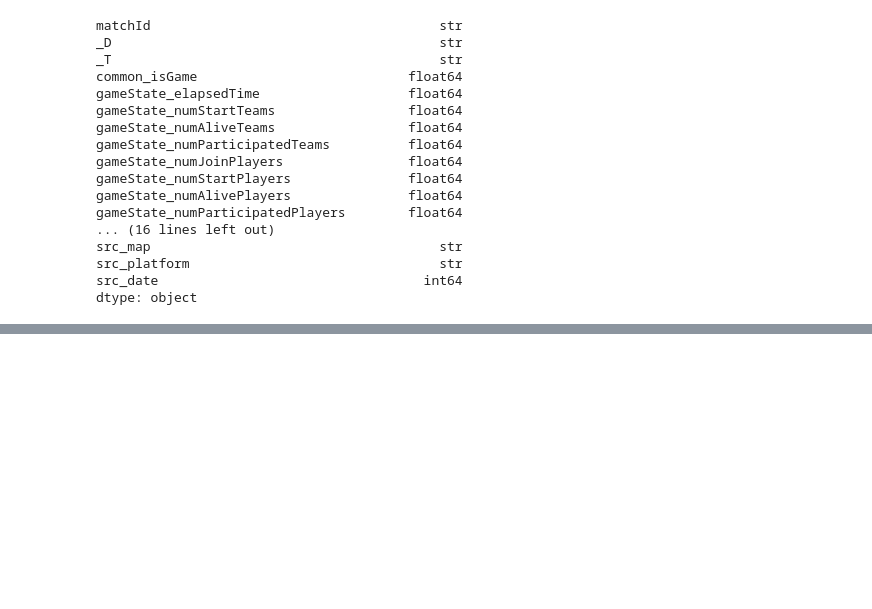
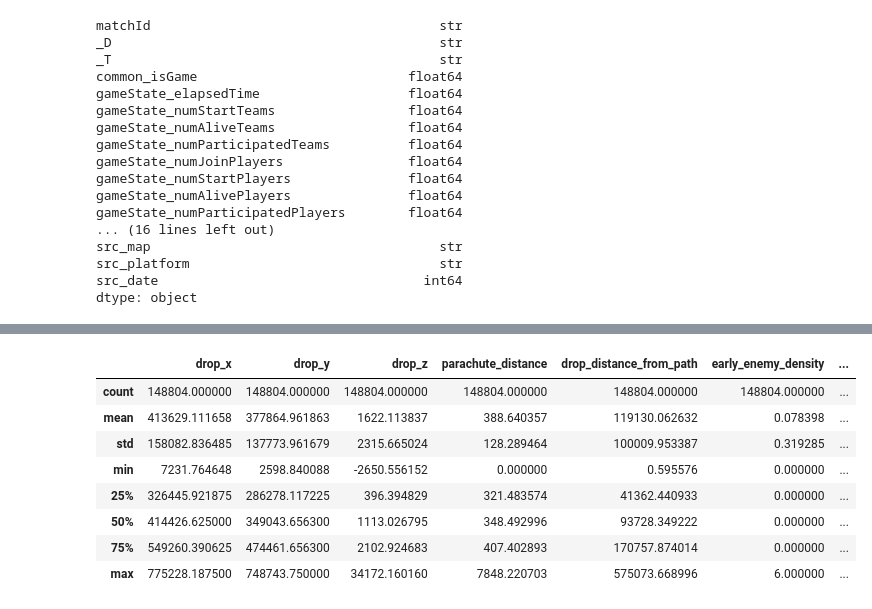
Before and after one commit to Be4hape/10th, a Jupyter notebook: 00_Project/04_final/test_Log.ipynb, the cells around one changed output, grey strips where cells are left out. Drawn from its saved outputs; the diff is of its cells as text; code cells hidden in the pictures; blank space fills up the shorter version.

```diff
--- a/00_Project/04_final/test_Log.ipynb
+++ b/00_Project/04_final/test_Log.ipynb
@@ -799,0 +833,13 @@ AttributeError: 'function' object has no attribute 'sum'
+# %%
+#전체 행 갯수, 평균, 표준편차, 최솟값, 사분위수, 최댓값 확인
+features_match_user.describe()
+# %% [output]
+|  | drop_x | drop_y | drop_z | parachute_distance | drop_distance_from_path | early_enemy_density | ... |
+| count | 148804.000000 | 148804.000000 | 148804.000000 | 148804.000000 | 148804.000000 | 148804.000000 | ... |
+| mean | 413629.111658 | 377864.961863 | 1622.113837 | 388.640357 | 119130.062632 | 0.078398 | ... |
+| std | 158082.836485 | 137773.961679 | 2315.665024 | 128.289464 | 100009.953387 | 0.319285 | ... |
+| min | 7231.764648 | 2598.840088 | -2650.556152 | 0.000000 | 0.595576 | 0.000000 | ... |
+| 25% | 326445.921875 | 286278.117225 | 396.394829 | 321.483574 | 41362.440933 | 0.000000 | ... |
+| 50% | 414426.625000 | 349043.656300 | 1113.026795 | 348.492996 | 93728.349222 | 0.000000 | ... |
+| 75% | 549260.390625 | 474461.656300 | 2102.924683 | 407.402893 | 170757.874014 | 0.000000 | ... |
+| max | 775228.187500 | 748743.750000 | 34172.160160 | 7848.220703 | 575073.668996 | 6.000000 | ... |
```
Also changed, not shown: parts of 18 cells of this notebook, 3 other files.
